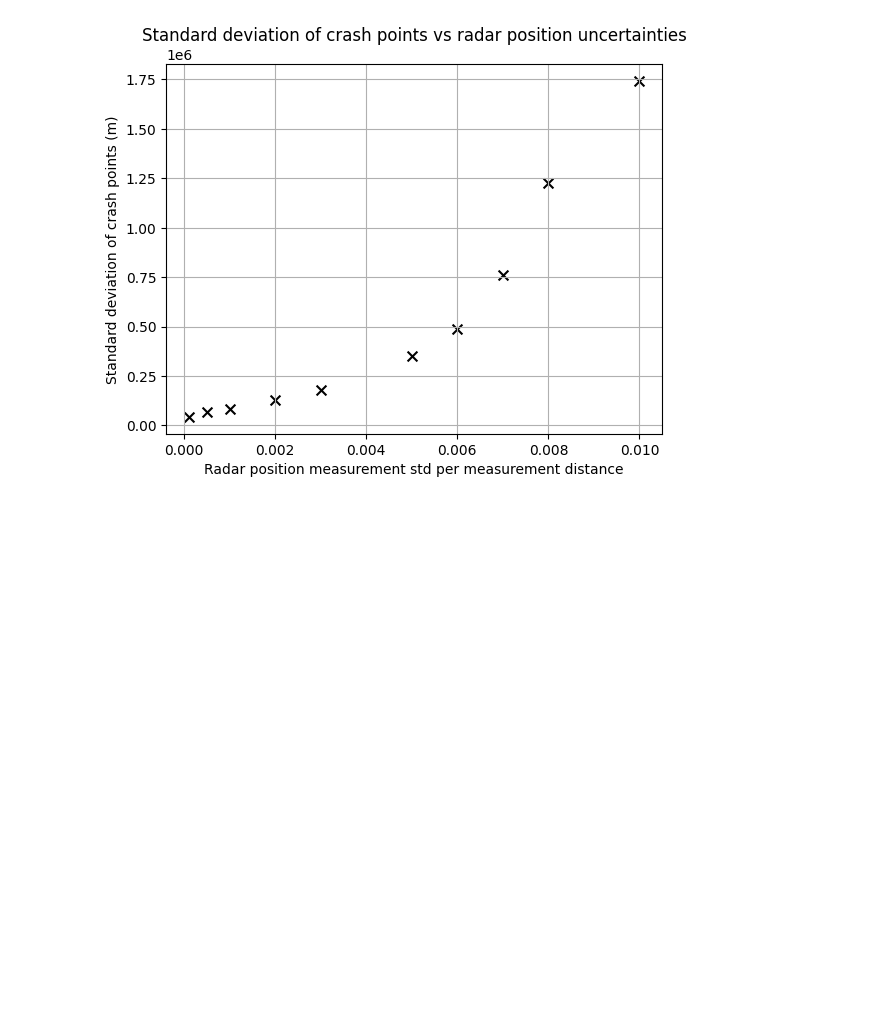
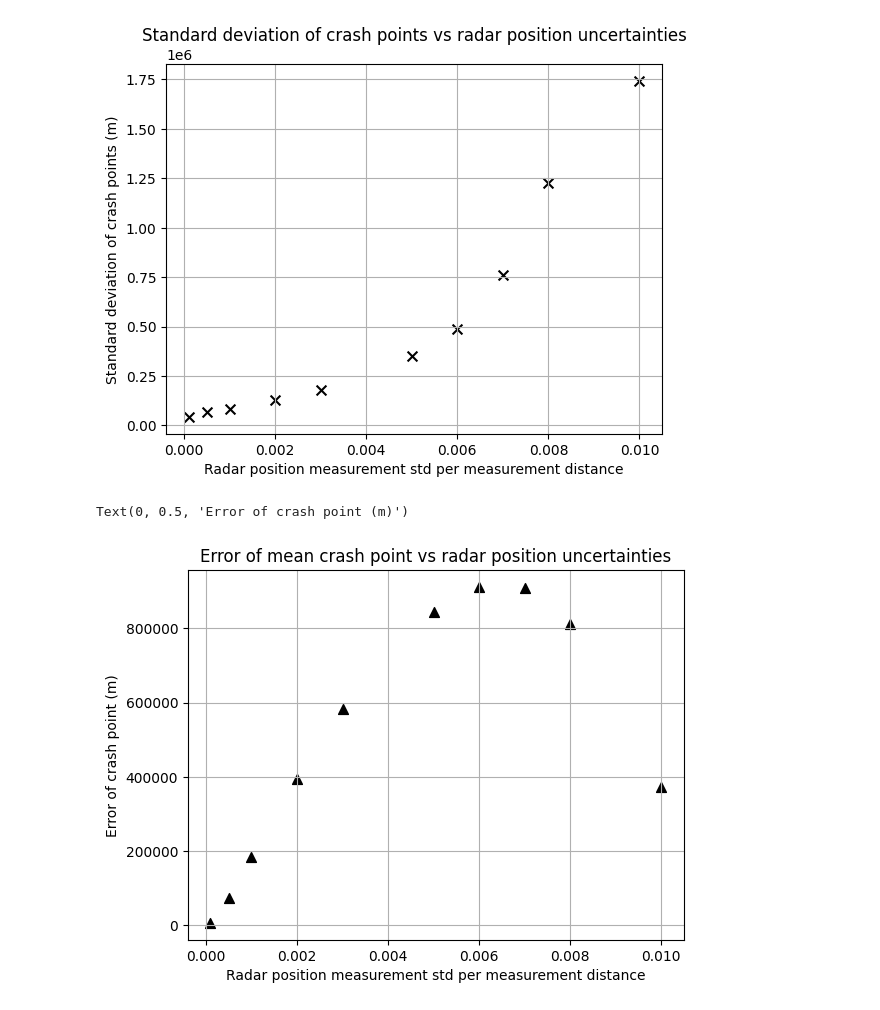
Before and after one commit to brendanbennett/deorbiter, a Jupyter notebook: examples/crash_uncertainty.ipynb, the cells around one changed output. Cells and saved outputs as stored; diff of their text form; code cells hidden in the pictures; blank space fills up the shorter version.

```diff
--- a/examples/crash_uncertainty.ipynb
+++ b/examples/crash_uncertainty.ipynb
@@ -104,3 +106,14 @@ ax.set_ylabel("Standard deviation of crash points (m)")
 # %% [output]
 Text(0, 0.5, 'Standard deviation of crash points (m)')
 [figure]
+# %%
+fig, ax = plt.subplots()
+
+ax.grid()
+ax.scatter(final_error.keys(), final_error.values(), marker="^", color="k", s=50)
+ax.set_title(f"Error of mean crash point vs radar position uncertainties")
+ax.set_xlabel("Radar position measurement std per measurement distance")
+ax.set_ylabel("Error of crash point (m)")
+# %% [output]
+Text(0, 0.5, 'Error of crash point (m)')
+[figure, added]
```
Also changed, not shown: parts of 1 cell of this notebook, 1 other file.
